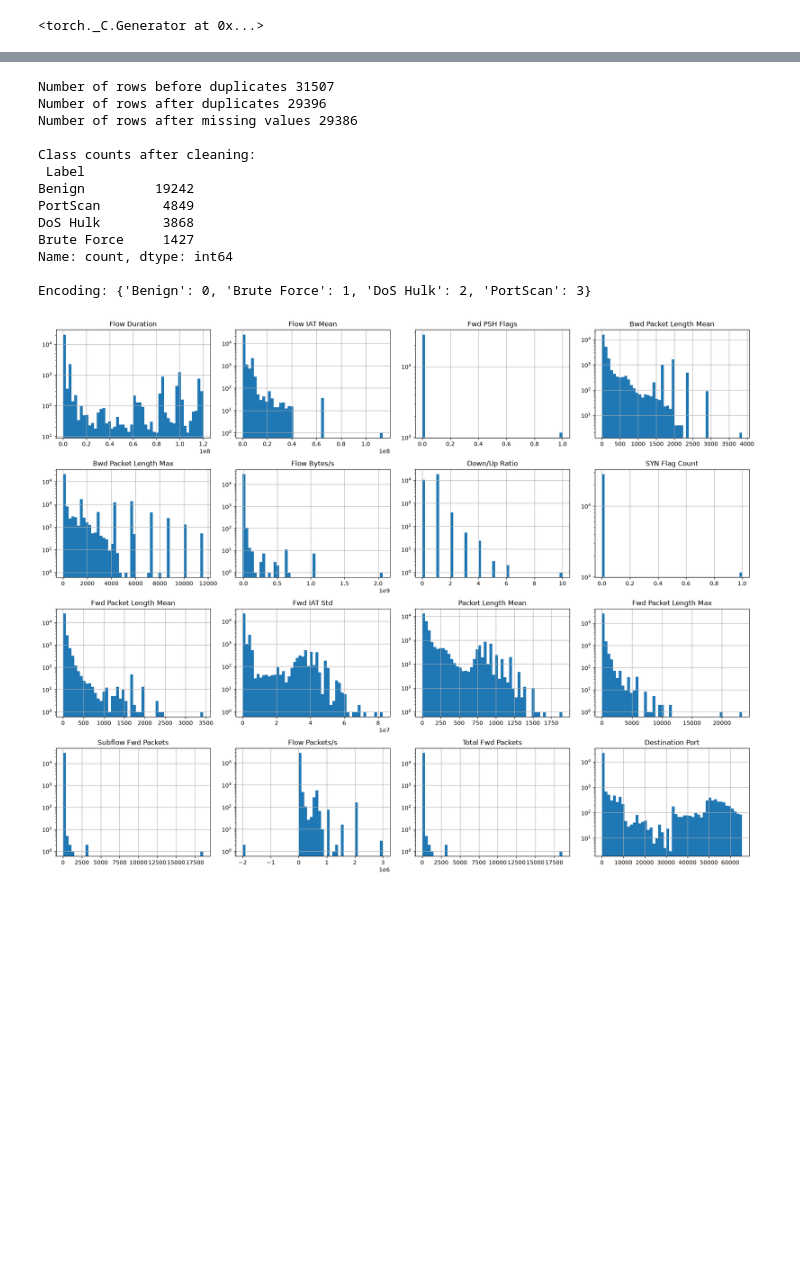
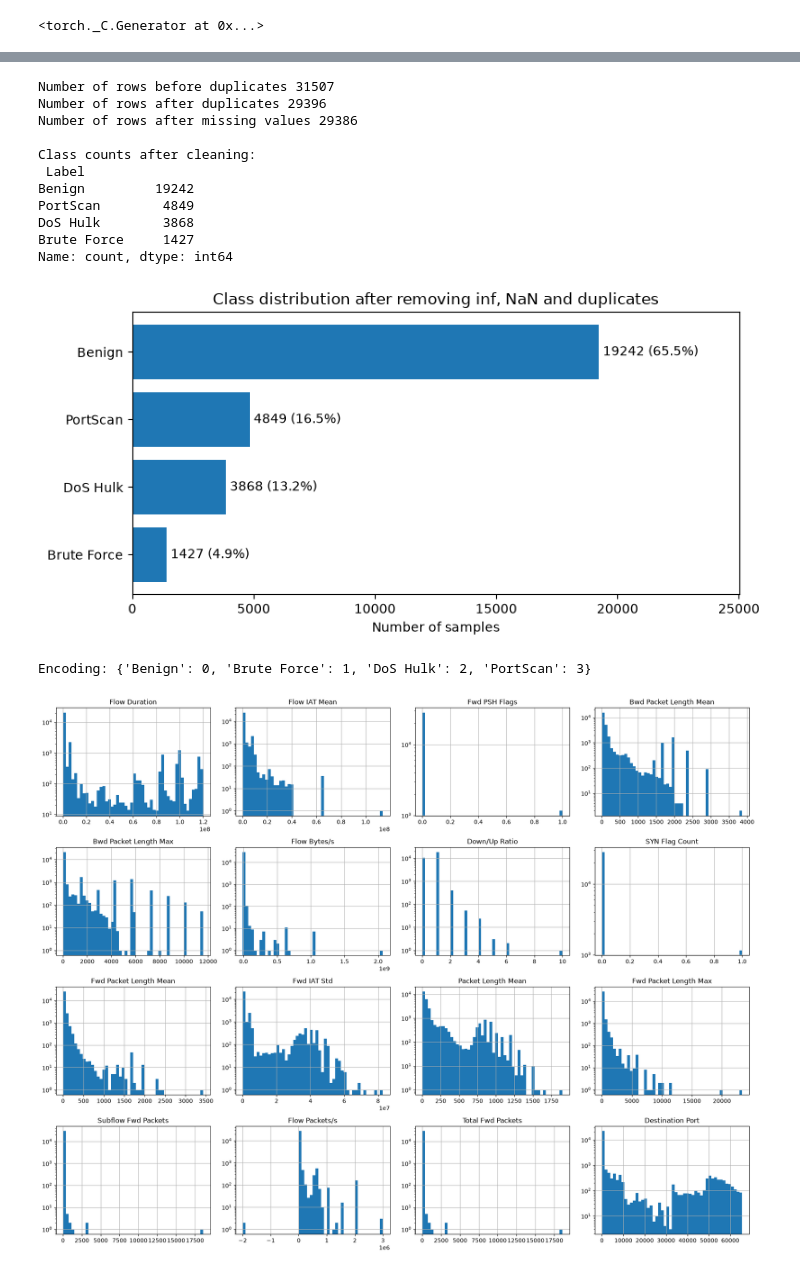
Before and after one commit to emanueletocci/polito-ai, a Jupyter notebook: labs/lab01/notebook.ipynb, the cells around one changed output, grey strips where cells are left out. Cells and saved outputs as stored; diff of their text form; code cells hidden in the pictures; blank space fills up the shorter version.

```diff
--- a/labs/lab01/notebook.ipynb
+++ b/labs/lab01/notebook.ipynb
@@ -82,36 +140,52 @@ Destination Port              0 7.83e+03 6.55e+04
 
 # Treat inf as missing values
 data = data.replace([np.inf, -np.inf], np.nan)
 
 # Remove duplicates
 print("\nNumber of rows before duplicates", len(data))
 data = data.drop_duplicates()
 print("Number of rows after duplicates", len(data))
 
 # Remove rows with missing values
 data = data.dropna()
 print("Number of rows after missing values", len(data))
 
-print("\nClass counts after cleaning:\n", data["Label"].value_counts())
+counts_clean = data["Label"].value_counts()
+print("\nClass counts after cleaning:\n", counts_clean)
+
+# Class balance plot after cleaning (before LabelEncoder, so class names are visible)
+counts = counts_clean.sort_values()
+perc = counts / counts.sum() * 100
+
+fig, ax = plt.subplots(figsize=(8, 4))
+ax.barh(counts.index, counts.values)
+for i, (c, p) in enumerate(zip(counts.values, perc.values)):
+    ax.text(c, i, f" {c} ({p:.1f}%)", va="center")
+ax.set_xlim(0, counts.max() * 1.3)   # room for the labels on the longest bar
+ax.set_xlabel("Number of samples")
+ax.set_title("Class distribution after removing inf, NaN and duplicates")
+plt.tight_layout()
+plt.show()
+plt.close()
 
 # Encode labels
 label_encoder = LabelEncoder()
 data["Label"] = label_encoder.fit_transform(data["Label"])
 print("\nEncoding:", dict(zip(label_encoder.classes_, range(len(label_encoder.classes_)))))
 # %% [output]
 Number of rows before duplicates 31507
 Number of rows after duplicates 29396
 Number of rows after missing values 29386
 
 Class counts after cleaning:
  Label
 Benign         19242
 PortScan        4849
 DoS Hulk        3868
 Brute Force     1427
 Name: count, dtype: int64
-
-Encoding: {'Benign': 0, 'Brute Force': 1, 'DoS Hulk': 2, 'PortScan': 3}
+[figure, added]
+Encoding: {'Benign': 0, 'Brute Force': 1, 'DoS Hulk': 2, 'PortScan': 3}
 # %%
 # ------------------------------------------------------------------------------
 # DATA VISUALIZATION
```
Also changed, not shown: parts of 16 cells of this notebook, 2 other files.
